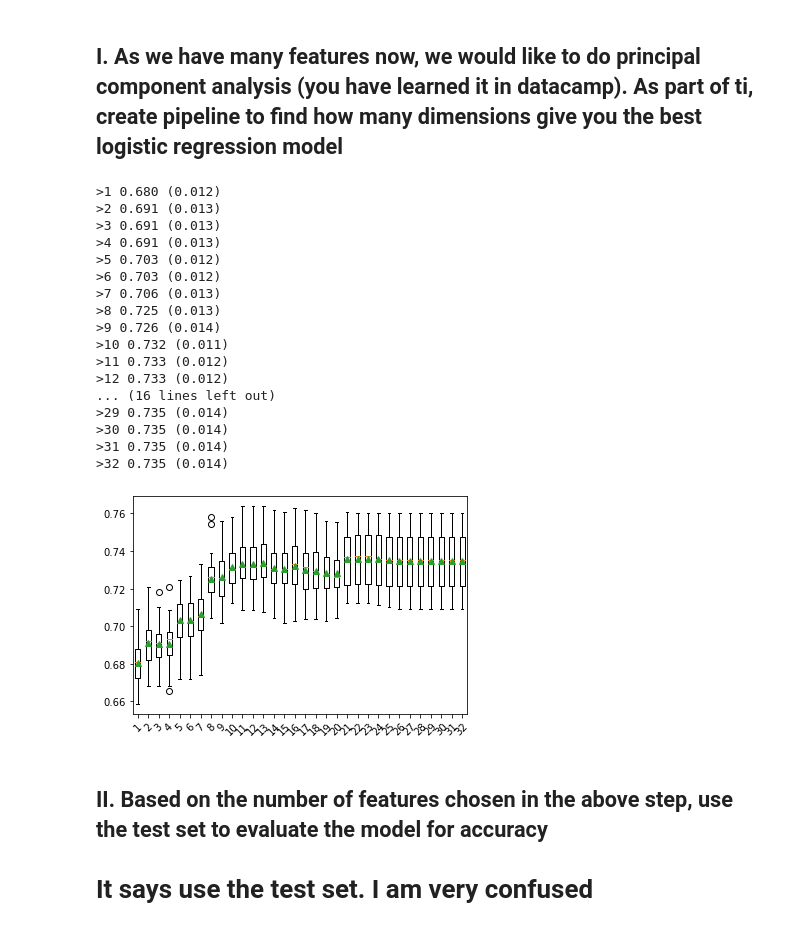
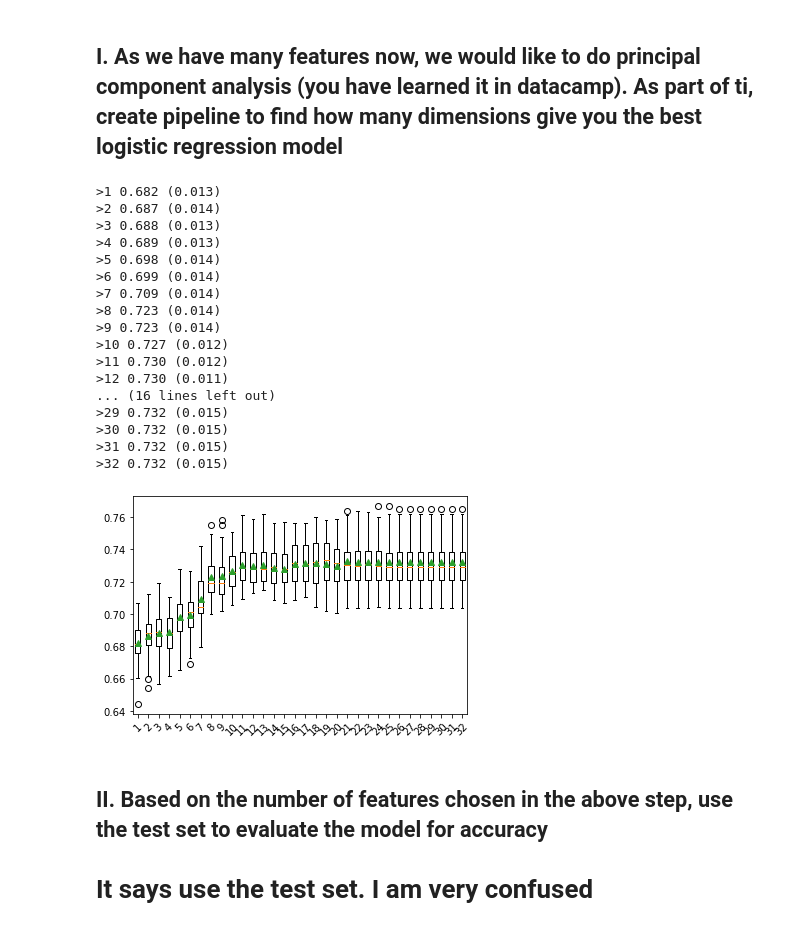
Before and after one commit to jmazor/Machine-A3, a Jupyter notebook: Mazor-A3.ipynb, the cells around one changed output. Drawn from its saved outputs; the diff is of its cells as text; code cells hidden in the pictures.

```diff
--- a/Mazor-A3.ipynb
+++ b/Mazor-A3.ipynb
@@ -524,51 +524,51 @@ from sklearn.linear_model import LogisticRegression
 
 # get a list of models to evaluate
 def get_models():
 	models = dict()
 	for i in range(1,33):
 		steps = [('pca', PCA(n_components=i)), ('m', LogisticRegression())]
 		models[str(i)] = Pipeline(steps=steps)
 	return models
 
 def evaluate_model(model, X, y):
 	cv = RepeatedStratifiedKFold(n_splits=10, n_repeats=3, random_state=1)
 	scores = cross_val_score(model, X, y, scoring='accuracy', cv=cv, n_jobs=-1, error_score='raise')
 	return scores
 
 
 
 # get the models to evaluate
 models = get_models()
 # evaluate the models and store results
 results, names = list(), list()
 for name, model in models.items():
-	scores = evaluate_model(model, X_balanced, y_balanced)
+	scores = evaluate_model(model, X_train, y_train)
 	results.append(scores)
 	names.append(name)
 	print('>%s %.3f (%.3f)' % (name, mean(scores), std(scores)))
 # plot model performance for comparison
 plt.boxplot(results, labels=names, showmeans=True)
 plt.xticks(rotation=45)
 plt.show()
 # %% [output]
->1 0.680 (0.012)
->2 0.691 (0.013)
->3 0.691 (0.013)
->4 0.691 (0.013)
->5 0.703 (0.012)
->6 0.703 (0.012)
->7 0.706 (0.013)
->8 0.725 (0.013)
->9 0.726 (0.014)
->10 0.732 (0.011)
->11 0.733 (0.012)
->12 0.733 (0.012)
+>1 0.682 (0.013)
+>2 0.687 (0.014)
+>3 0.688 (0.013)
+>4 0.689 (0.013)
+>5 0.698 (0.014)
+>6 0.699 (0.014)
+>7 0.709 (0.014)
+>8 0.723 (0.014)
+>9 0.723 (0.014)
+>10 0.727 (0.012)
+>11 0.730 (0.012)
+>12 0.730 (0.011)
 ... (16 lines left out)
->29 0.735 (0.014)
->30 0.735 (0.014)
->31 0.735 (0.014)
->32 0.735 (0.014)
+>29 0.732 (0.015)
+>30 0.732 (0.015)
+>31 0.732 (0.015)
+>32 0.732 (0.015)
-[figure, old version]
+[figure, new version]
 # %% [markdown]
 ## II. Based on the number of features chosen in the above step, use the test set to evaluate the model for accuracy
 
```
Also changed, not shown: parts of 19 cells of this notebook.
